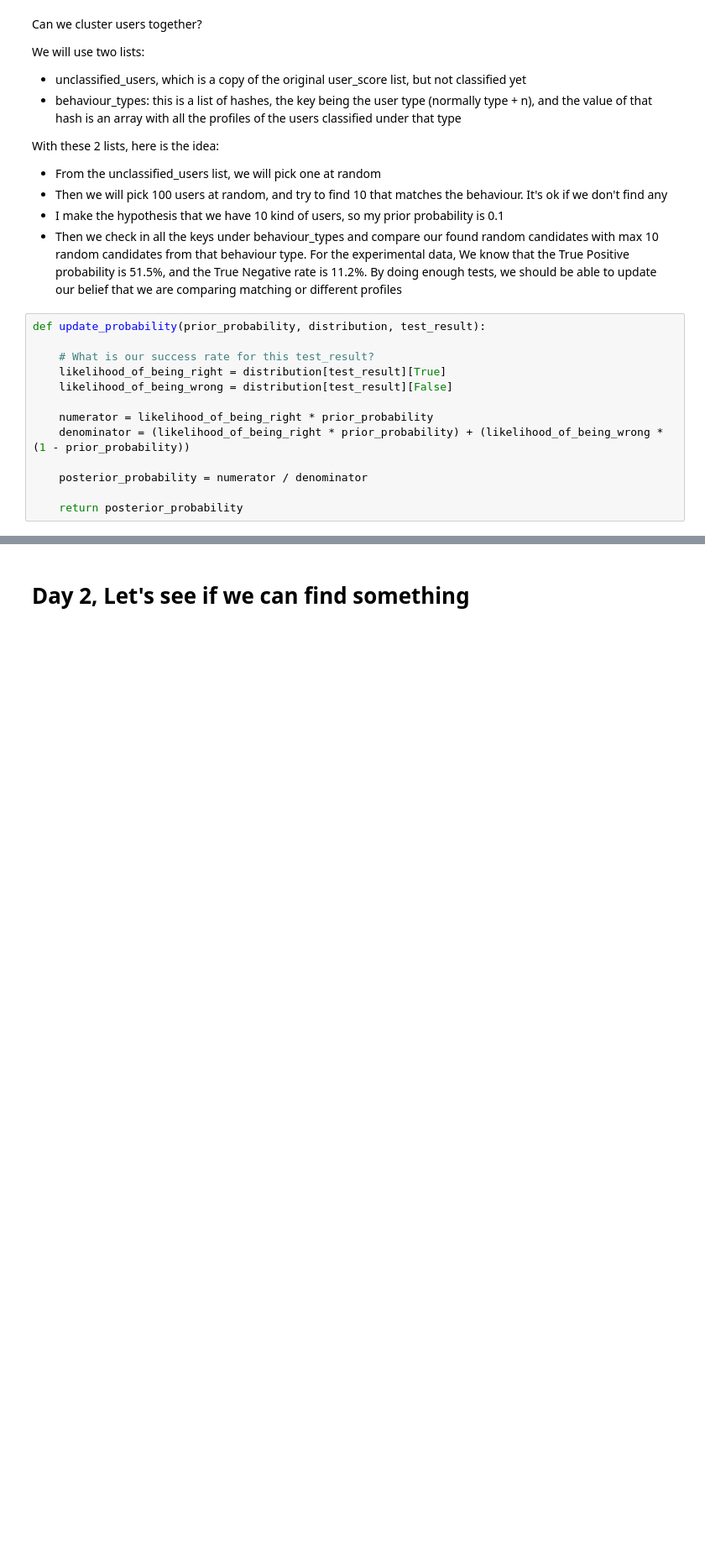
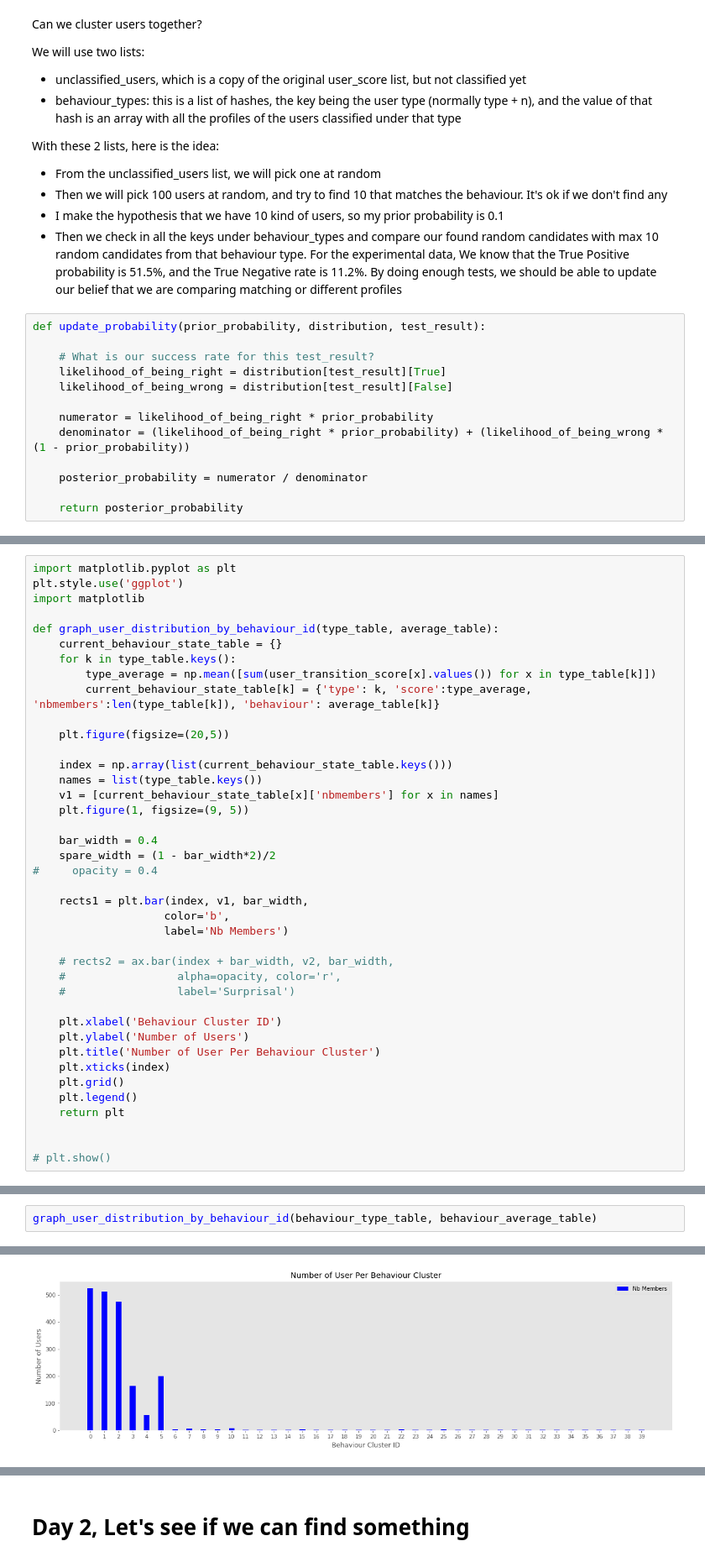
Before and after one commit to cerebraljam/find_outliers_in_logs, a Jupyter notebook: find_outliers_in_logs.ipynb, the cells around one changed output, grey strips where cells are left out. Shown: that part at 84% size. Drawn from its saved outputs; the diff is of its cells as text; blank space fills up the shorter version.

```diff
--- a/find_outliers_in_logs.ipynb
+++ b/find_outliers_in_logs.ipynb
@@ -496,0 +528,40 @@ Wall time: 32.6 s
+# %%
+import matplotlib.pyplot as plt
+plt.style.use('ggplot')
+import matplotlib
+
+def graph_user_distribution_by_behaviour_id(type_table, average_table):
+    current_behaviour_state_table = {}
+    for k in type_table.keys():
+        type_average = np.mean([sum(user_transition_score[x].values()) for x in type_table[k]])
+        current_behaviour_state_table[k] = {'type': k, 'score':type_average, 'nbmembers':len(type_table[k]), 'behaviour': average_table[k]}
+
+    plt.figure(figsize=(20,5))
+
+    index = np.array(list(current_behaviour_state_table.keys()))
+    names = list(type_table.keys())
+    v1 = [current_behaviour_state_table[x]['nbmembers'] for x in names]
+    plt.figure(1, figsize=(9, 5))
+
+    bar_width = 0.4
+    spare_width = (1 - bar_width*2)/2
+#     opacity = 0.4
+
+    rects1 = plt.bar(index, v1, bar_width,
+                    color='b',
+                    label='Nb Members')
+
+    # rects2 = ax.bar(index + bar_width, v2, bar_width,
+    #                 alpha=opacity, color='r',
+    #                 label='Surprisal')
+
+    plt.xlabel('Behaviour Cluster ID')
+    plt.ylabel('Number of Users')
+    plt.title('Number of User Per Behaviour Cluster')
+    plt.xticks(index)
+    plt.grid()
+    plt.legend()
+    return plt
+
+
+# plt.show()
@@ -496,0 +669,3 @@ Wall time: 32.6 s
+# %%
+graph_user_distribution_by_behaviour_id(behaviour_type_table, behaviour_average_table)
+# %% [output]
@@ -496,0 +673 @@ Wall time: 32.6 s
+[figure, added]
```
Also changed, not shown: parts of 41 cells of this notebook, 1 other file.
